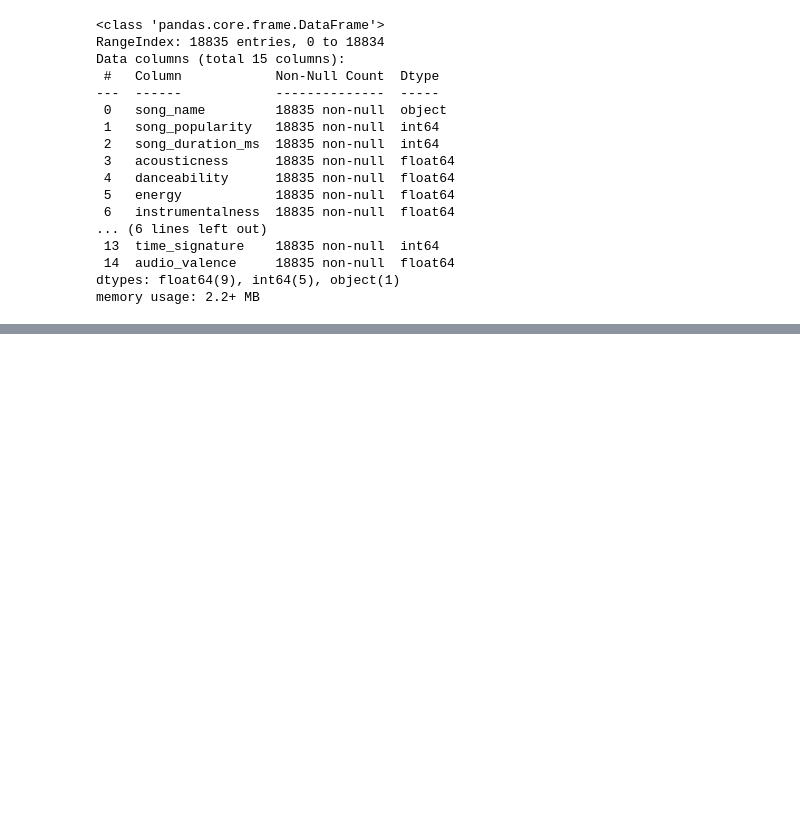
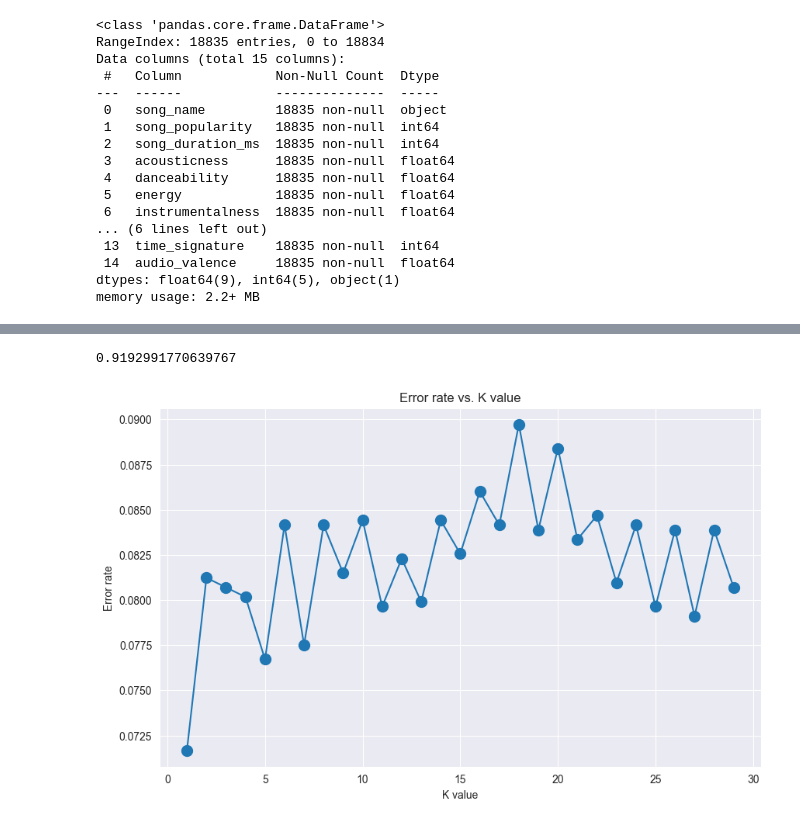
Before and after one commit to Yuliashaaa/DataAnalysis, a Jupyter notebook: Lab_1/Lab_1.ipynb, the cells around one changed output, grey strips where cells are left out. Cells and saved outputs as stored; diff of their text form; code cells hidden in the pictures; blank space fills up the shorter version.

```diff
--- a/Lab_1/Lab_1.ipynb
+++ b/Lab_1/Lab_1.ipynb
@@ -139,0 +231,12 @@ sns.heatmap(data_correlation, cmap='coolwarm', annot=True, fmt='.3f')
+# %%
+# Splitting data to train and test with 20% test data size
+X = spotify_data_numeric.drop(['popularity'], axis=1)
+y = spotify_data_numeric['popularity']
+
+X_train, X_test, y_train, y_test = train_test_split(X, y, test_size=0.2)
+# %%
+# Standardize the variables
+scaler = StandardScaler()
+scaler.fit(X_train)
+scaled_X_train = scaler.transform(X_train)
+scaled_X_test = scaler.transform(X_test)
@@ -139,0 +270,24 @@ sns.heatmap(data_correlation, cmap='coolwarm', annot=True, fmt='.3f')
+# %%
+# Accuracy score
+print(accuracy_score(y_test, KNN_prediction))
+# %% [output]
+0.9192991770639767
+# %%
+# Choose best K value
+knn_error_rate = []
+
+for k in range(1,30):
+    knn = KNeighborsClassifier(n_neighbors=k)
+    knn.fit(scaled_X_train, y_train)
+    pred_k = knn.predict(scaled_X_test)
+    knn_error_rate.append(np.mean(pred_k != y_test))
+# %%
+# Building plot of error rate vs K value
+plt.figure(figsize=(10, 6))
+plt.plot(range(1, 30), knn_error_rate, marker='o', markersize=10)
+plt.title('Error rate vs. K value')
+plt.xlabel('K value')
+plt.ylabel('Error rate')
+plt.grid(True)
+# %% [output]
+[figure, added]
```
Also changed, not shown: parts of 14 cells of this notebook, 1 other file.
